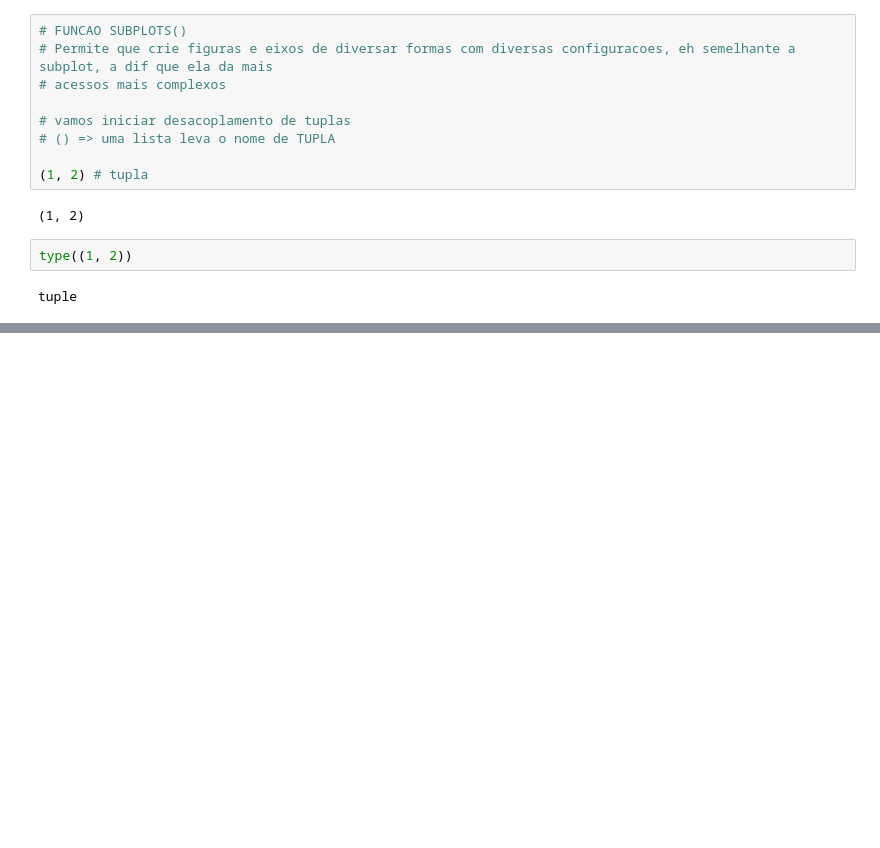
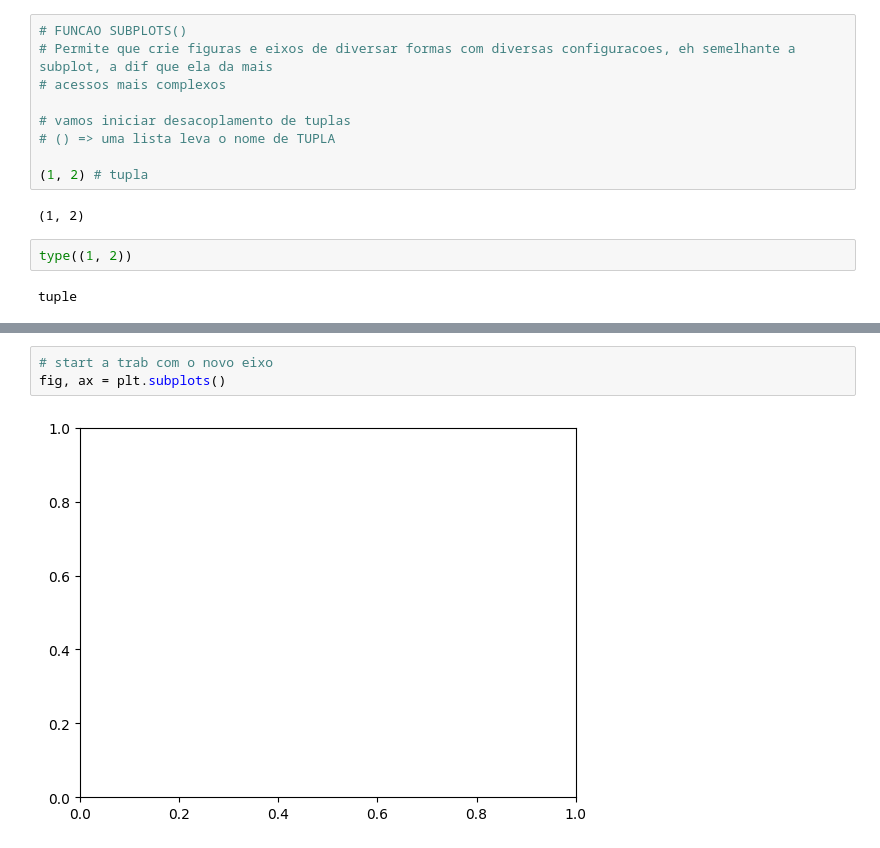
Before and after one commit to ludiemert/Data_Visualization_Matplotlib, a Jupyter notebook: Matplotlib.ipynb, the cells around one changed output, grey strips where cells are left out. Saved outputs shown, nothing was run; the diff lists cells and outputs as text; blank space fills up the shorter version.

```diff
--- a/Matplotlib.ipynb
+++ b/Matplotlib.ipynb
@@ -133,0 +157,5 @@ tuple
+# %%
+# start a trab com o novo eixo
+fig, ax = plt.subplots()
+# %% [output]
+[figure, added]
```
Also changed, not shown: parts of 5 cells of this notebook, 1 other file.
